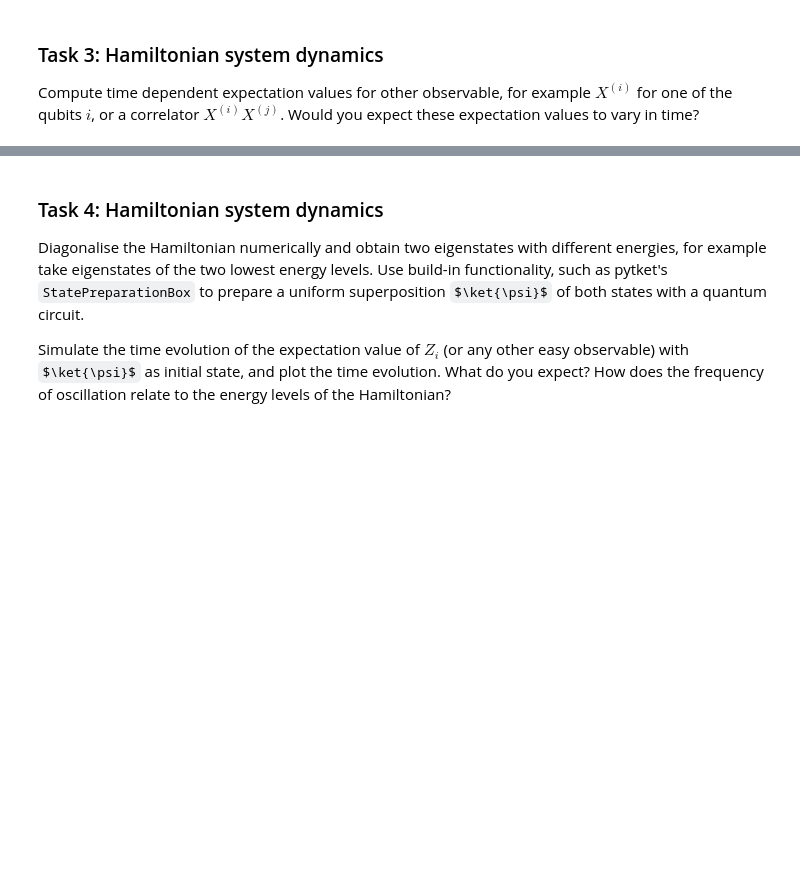
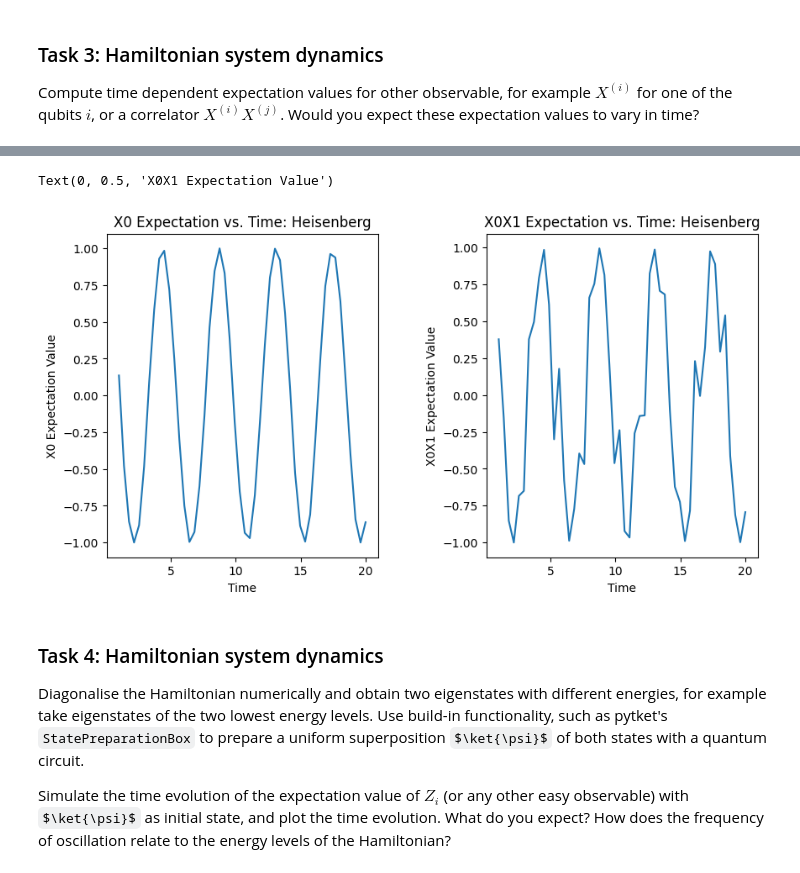
Before and after one commit to mattheweverette/2025-Quantinuum, a Jupyter notebook: notebooks/hamiltonian_simulation.ipynb, the cells around one changed output, grey strips where cells are left out. Saved outputs shown, nothing was run; the diff lists cells and outputs as text; code cells hidden in the pictures; some formulas as TeX source; blank space fills up the shorter version.

```diff
--- a/notebooks/hamiltonian_simulation.ipynb
+++ b/notebooks/hamiltonian_simulation.ipynb
@@ -685,3 +686,46 @@ axes[0].legend()
+# %%
+## FOR XXZ - HEISENBERG ##
+
+from pytket.pauli import QubitPauliString, Pauli
+
+t_max = 20
+n_shots = 1000
+times = np.linspace(1, t_max, 50)
+init_circuit = (Circuit(n_qubits)).H(0).H(1).H(2).H(3).H(4)
+
+xxz_X0_expect = []
+xxz_X0X1_expect = []
+
+init_circuit_is = (Circuit(n_qubits))
+
+observable_X0 = QubitPauliOperator({QubitPauliString({Qubit(0): Pauli.X}): 1.0})
+observable_X0X1 = QubitPauliOperator({QubitPauliString({Qubit(0): Pauli.X, Qubit(1): Pauli.X}): 1.0})
+
+for t in times:
+    aer_sim = AerBackend()
+    xxz_time = ((2/np.pi)*t*xxz_ham)
+    xxz_t_circuit = gen_term_sequence_circuit(xxz_time, init_circuit)
+    DecomposeBoxes().apply(xxz_t_circuit)
+    xxz_t_circuit_compiled = aer_sim.get_compiled_circuit(xxz_t_circuit, optimisation_level=2)
+
+    xxz_X0_expect.append(get_operator_expectation_value(xxz_t_circuit_compiled, observable_X0, aer_sim, n_shots=n_shots).real)
+    xxz_X0X1_expect.append(get_operator_expectation_value(xxz_t_circuit_compiled, observable_X0X1, aer_sim, n_shots=n_shots).real)
+
+fig, axes = plt.subplots(1, 2, figsize=(10, 5))
+plt.subplots_adjust(wspace=0.4)
+
+axes[0].plot(times, xxz_X0_expect)
+axes[0].set_title("X0 Expectation vs. Time: Heisenberg")
+axes[0].set_xlabel("Time")
+axes[0].set_ylabel("X0 Expectation Value")
+
+axes[1].plot(times, xxz_X0X1_expect)
+axes[1].set_title("X0X1 Expectation vs. Time: Heisenberg")
+axes[1].set_xlabel("Time")
+axes[1].set_ylabel("X0X1 Expectation Value")
+# %% [output]
+Text(0, 0.5, 'X0X1 Expectation Value')
+[figure, added]
 # %% [markdown]
 ### Task 4: Hamiltonian system dynamics
 
```
Also changed, not shown: parts of 12 cells of this notebook.
